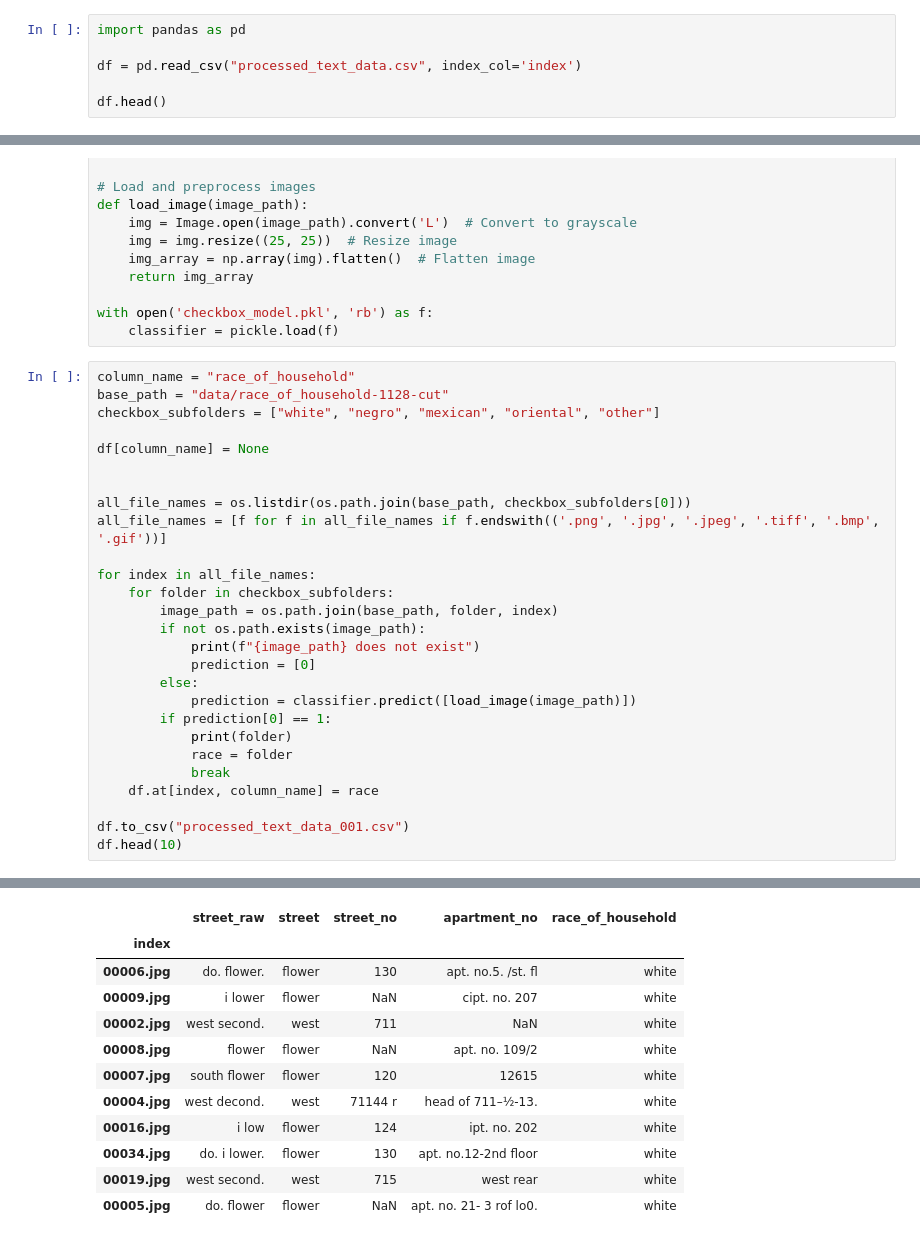
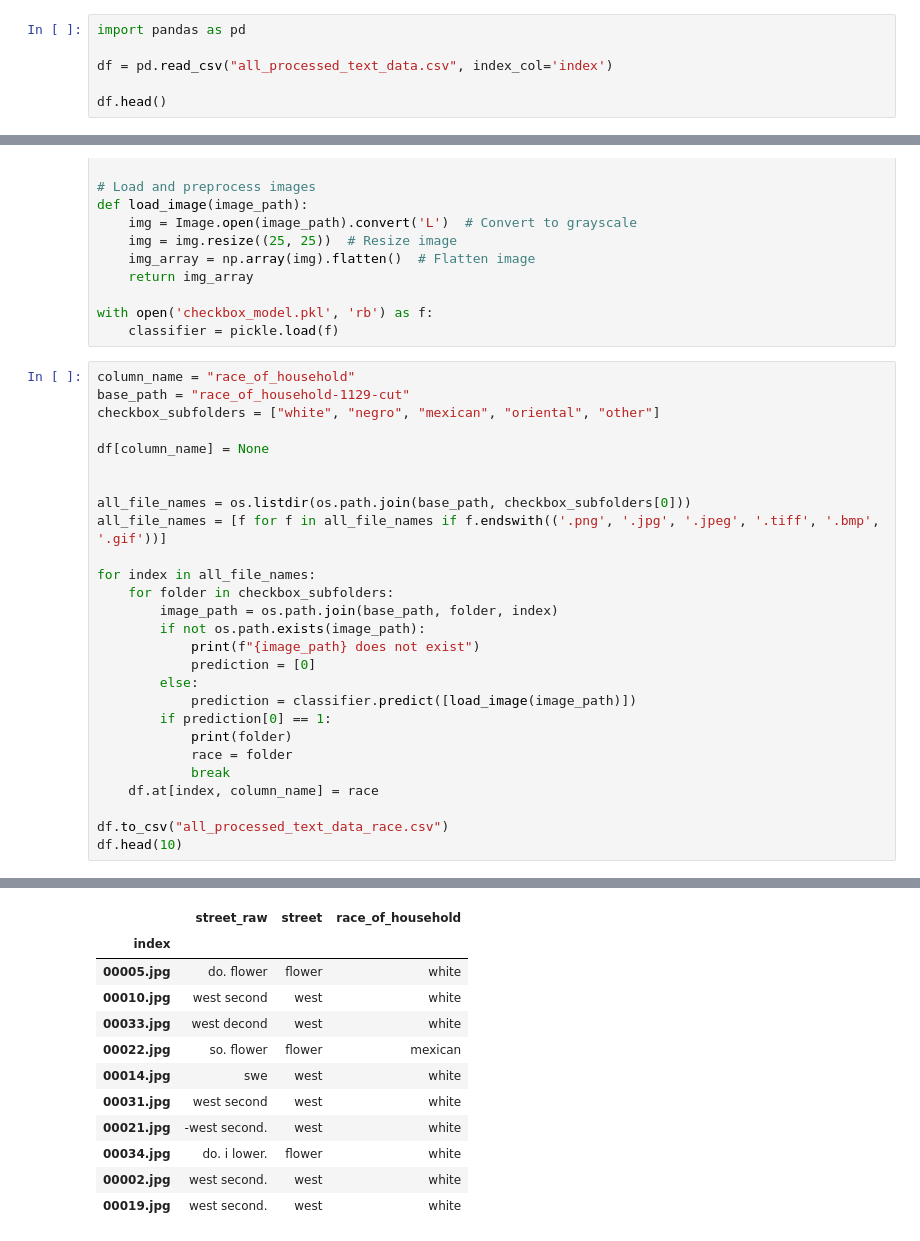
Before and after one commit to visualizela/BunkerHill-CardScanToData, a Jupyter notebook: Detect Text And Checkbox.ipynb, the cells around one changed output, grey strips where cells are left out. Cells and saved outputs as stored; diff of their text form.

```diff
--- a/Detect Text And Checkbox.ipynb
+++ b/Detect Text And Checkbox.ipynb
@@ -3,7 +3,7 @@ import os
 # %%
 import pandas as pd
 
-df = pd.read_csv("processed_text_data.csv", index_col='index')
+df = pd.read_csv("all_processed_text_data.csv", index_col='index')
 
 df.head()
 # %% [output]
@@ -32,7 +32,7 @@ with open('checkbox_model.pkl', 'rb') as f:
     classifier = pickle.load(f)
 # %%
 column_name = "race_of_household"
-base_path = "data/race_of_household-1128-cut"
+base_path = "race_of_household-1129-cut"
 checkbox_subfolders = ["white", "negro", "mexican", "oriental", "other"]
 
 df[column_name] = None
@@ -55,7 +55,7 @@ for index in all_file_names:
             break
     df.at[index, column_name] = race
 
-df.to_csv("processed_text_data_001.csv")
+df.to_csv("all_processed_text_data_race.csv")
 df.head(10)
 # %% [output]
 white
@@ -78,12 +78,12 @@ white
-|  | street_raw | street | street_no | apartment_no | race_of_household |
-| index |  |  |  |  |  |
-| 00006.jpg | do. flower. | flower | 130 | apt. no.5. /st. fl | white |
-| 00009.jpg | i lower | flower | NaN | cipt. no. 207 | white |
-| 00002.jpg | west second. | west | 711 | NaN | white |
-| 00008.jpg | flower | flower | NaN | apt. no. 109/2 | white |
-| 00007.jpg | south flower | flower | 120 | 12615 | white |
-| 00004.jpg | west decond. | west | 71144 r | head of 711–½-13. | white |
-| 00016.jpg | i low | flower | 124 | ipt. no. 202 | white |
-| 00034.jpg | do. i lower. | flower | 130 | apt. no.12-2nd floor | white |
-| 00019.jpg | west second. | west | 715 | west rear | white |
-| 00005.jpg | do. flower | flower | NaN | apt. no. 21- 3 rof lo0. | white |
+|  | street_raw | street | race_of_household |
+| index |  |  |  |
+| 00005.jpg | do. flower | flower | white |
+| 00010.jpg | west second | west | white |
+| 00033.jpg | west decond | west | white |
+| 00022.jpg | so. flower | flower | mexican |
+| 00014.jpg | swe | west | white |
+| 00031.jpg | west second | west | white |
+| 00021.jpg | -west second. | west | white |
+| 00034.jpg | do. i lower. | flower | white |
+| 00002.jpg | west second. | west | white |
+| 00019.jpg | west second. | west | white |
```
Also changed, not shown: parts of 2 cells of this notebook, 5 other files.
